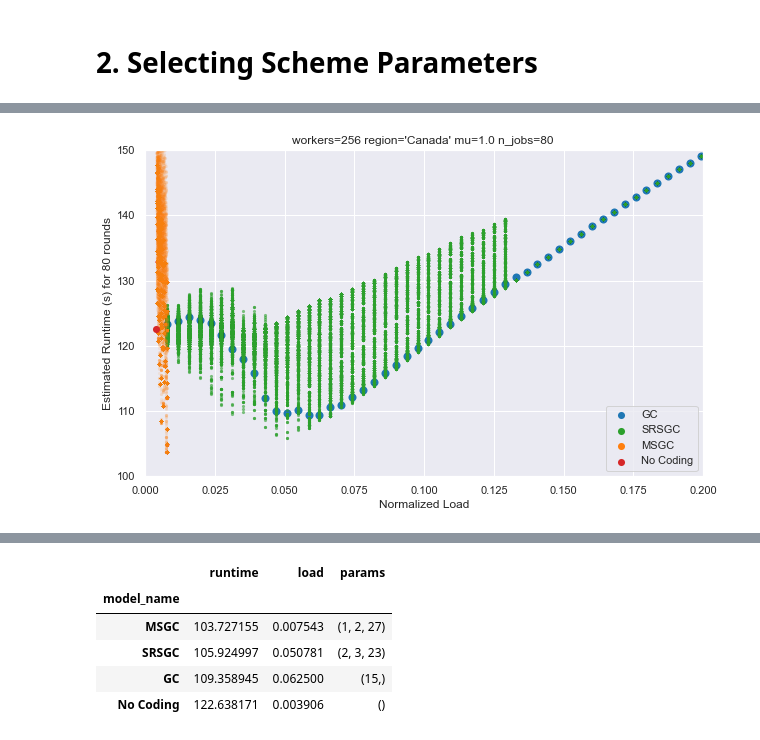
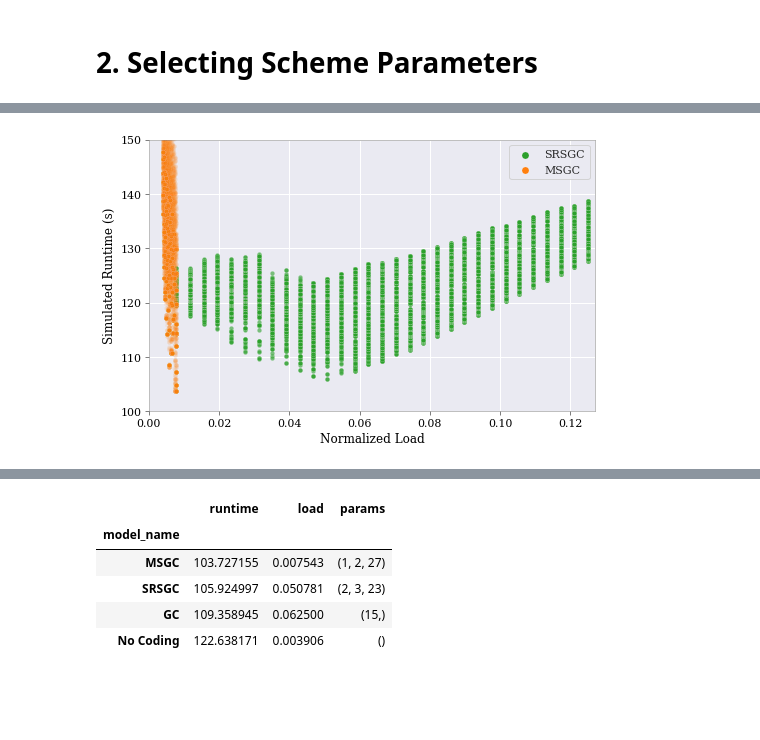
Before and after one commit to mamaj/Sequential-Gradient-Coding-2, a Jupyter notebook: 2_find_runtimes/results.ipynb, the cells around one changed output, grey strips where cells are left out. Drawn from its saved outputs; the diff is of its cells as text; code cells hidden in the pictures; blank space fills up the shorter version.

```diff
--- a/2_find_runtimes/results.ipynb
+++ b/2_find_runtimes/results.ipynb
@@ -142,24 +245,33 @@ ridge_plot(x, l, bw_adjust=3, xlabel='completion time (s)');
 # %%
 #  LOAD BASE (REFERENCE) PROFILE
 
+folder = 'sam-gc-cnn_profile_est_desktop_long4_new'
+
 n_jobs = 80  # number of jobs to complete
+# n_jobs = 10  # number of jobs to complete
 base_load = 0.0
 mu = 1.0
+base_comp = 2.2013
 
-max_delay = invokes - n_jobs  # total number of rounds profiled - number of jobs to complete
+# max_delay = invokes - n_jobs  # total number of rounds profiled - number of jobs to complete
+max_delay = 4
 
 rounds = load_profile(workers, invokes, base_load, batch, comp_type, region, folder)
 base_delays = get_durations(rounds).T # (workers, rounds)
 # %%
-# RUN ALL PARAMS + GENERATE PLOTS
-n = workers
+# RUN ALL PARAMS:
 
 def find_runtime(Model, params):
-    load = Model.normalized_load(n, *params)
+
+    # sclae delay profile based on normalized load used.
+    load = Model.normalized_load(workers, *params)
     delays = base_delays + (load - base_load) * base_comp
+
+    # run the model and get the duration
     model = Model(workers, *params, n_jobs, mu, delays)
     model.run()
     durations = model.durations
+
     assert (durations >= 0).all()
     return durations.sum()
 
@@ -167,13 +279,13 @@ def find_runtime(Model, params):
 runtimes_df = []
 for model_name, Model in models.items():
     params_combinations = list(Model.param_combinations(workers, n_jobs, max_delay))
-    loads = [Model.normalized_load(n, *params) for params in params_combinations]
+    loads = [Model.normalized_load(workers, *params) for params in params_combinations]
     runtimes = [find_runtime(Model, params) for params in tqdm(params_combinations)]
 
     runtimes_df += zip(repeat(model_name), runtimes, loads, params_combinations)
 
 runtimes_df = pd.DataFrame(runtimes_df, columns=['model_name', 'runtime', 'load', 'params'])
+
 df = runtimes_df.loc[runtimes_df.groupby('model_name')['runtime'].idxmin()]
 df = df.set_index('model_name')
-
 df
@@ -200,40 +318,45 @@ fname += '_all'
 fpath = (DELAY_DIR / folder / fname).with_suffix('.csv')
 runtimes_df = pd.read_csv(fpath, index_col=0, converters={"params": ast.literal_eval})
 # %%
-fig,ax = plt.subplots(figsize=(10, 6))
+fig, ax = plt.subplots(figsize=(8, 5))
 
 alpha = {
     'GC': 1,
     'SRSGC': 0.6,
     'MSGC': 0.1,
     'No Coding': 1,
 }
 size = {
     'GC': 65,
-    'SRSGC': 10,
-    'MSGC': 10,
+    'SRSGC': 20,
+    'MSGC': 20,
     'No Coding': 50,
 }
 
 for model_name in models:
+    if model_name in ['GC', 'No Coding']:
+        continue
+
     model_time = runtimes_df[runtimes_df['model_name']==model_name]
     sns.scatterplot(data=model_time,
                     x="load", y="runtime",
                     linewidth=0, alpha=alpha[model_name],
-                    c=colors[model_name], s=size[model_name], label=model_name)
+                    color=colors[model_name], s=size[model_name], label=model_name, lw=0.2)
 
 ax.set_xlabel('Normalized Load')
-ax.set_ylabel(f'Estimated Runtime (s) for {n_jobs} rounds')
-ax.set_title(f'{workers=} {region=} {mu=} {n_jobs=} ')
+ax.set_ylabel(f'Simulated Runtime (s)')
+# ax.set_title(f'{workers=} {region=} {mu=} {n_jobs=} ')
 
 ax.grid(True)
 
 ax.set_ylim(100, 150)
-ax.set_xlim(0, 0.2)
+ax.set_xlim(0, 0.127)
 
 leg = ax.legend()
 for lh in leg.legendHandles:
     lh.set_alpha(1)
     lh.set_sizes([50])
+
+# fig.savefig(FIG_DIR/'6.png', dpi=600)
 # %% [output]
-[figure, old version]
+[figure, new version]
```
Also changed, not shown: parts of 45 cells of this notebook, 25 other files.
